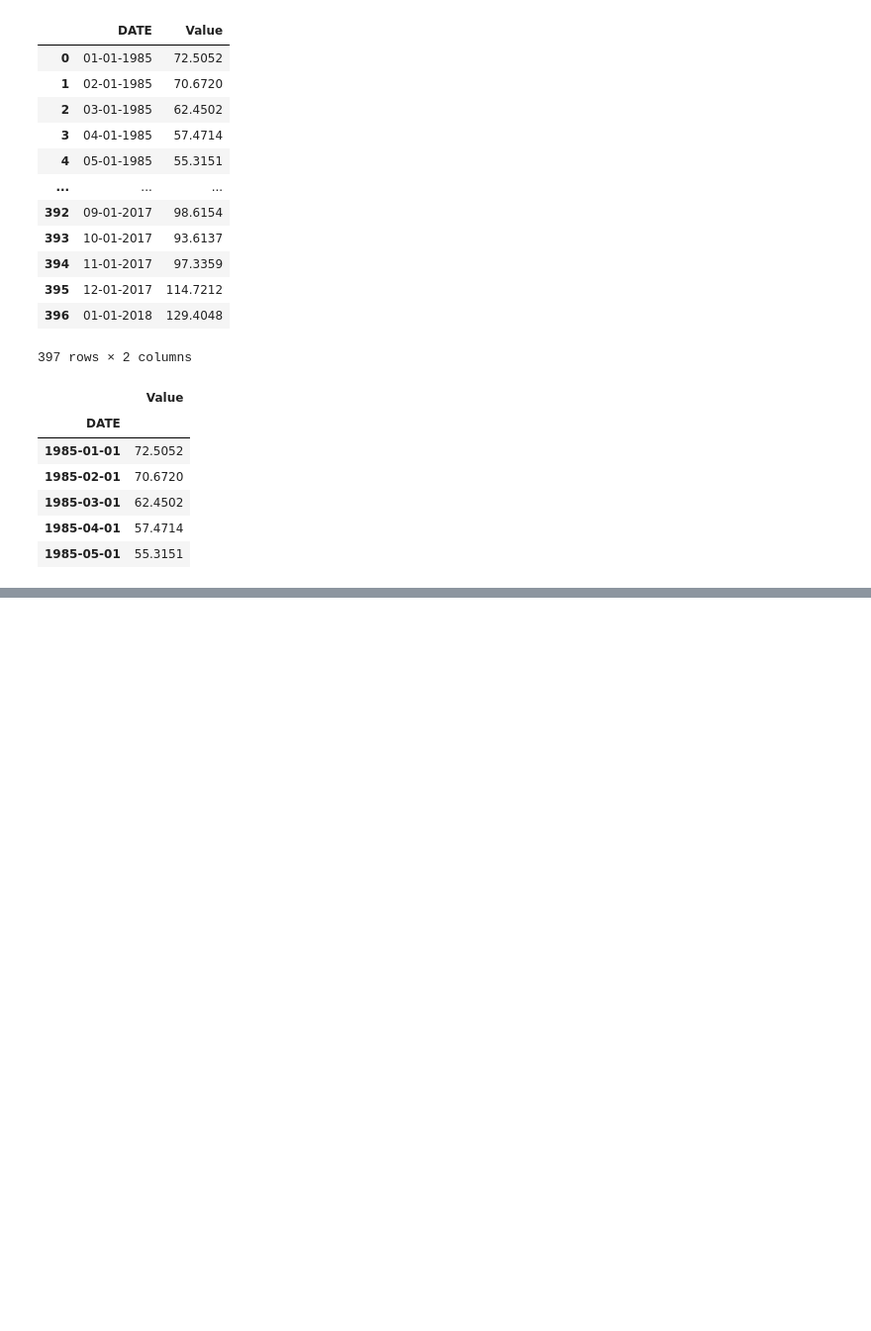
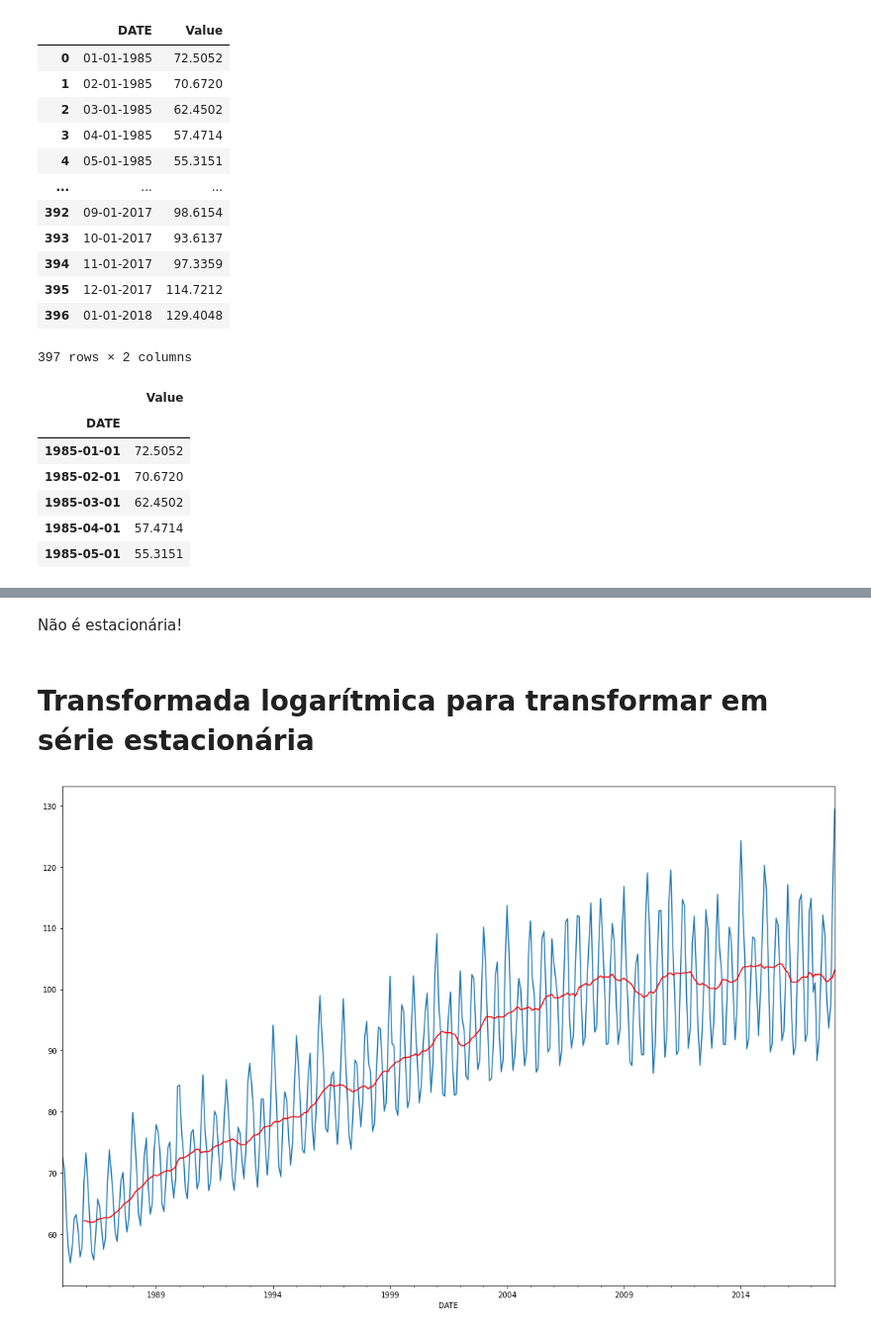
Before and after one commit to jackson-simionato/fase2_pos_tech, a Jupyter notebook: 3_Series_Temporais/Aula1_Problema_das_Series_Temporais/Aula1_Problema_Series_Temporais.ipynb, the cells around one changed output, grey strips where cells are left out. Shown at 99% size. Drawn from its saved outputs; the diff is of its cells as text; code cells hidden in the pictures; blank space fills up the shorter version.

```diff
--- a/3_Series_Temporais/Aula1_Problema_das_Series_Temporais/Aula1_Problema_Series_Temporais.ipynb
+++ b/3_Series_Temporais/Aula1_Problema_das_Series_Temporais/Aula1_Problema_Series_Temporais.ipynb
@@ -56,0 +144,18 @@ display(dados.head())
+# %% [markdown]
+Não é estacionária!
+# %% [markdown]
+# Transformada logarítmica para transformar em série estacionária
+# %%
+# Rolling = calcula estatísticas com base em intervalos no df. Neste caso, média móvel
+
+ma = dados.rolling(12). mean()
+
+fig, ax= plt.subplots(figsize=(15,10))
+
+dados.plot(ax=ax, legend=False)
+ma.plot(ax=ax, legend=False, color='r')
+
+plt.tight_layout()
+plt.show()
+# %% [output]
+[figure, added]
```
Also changed, not shown: parts of 23 cells of this notebook.
